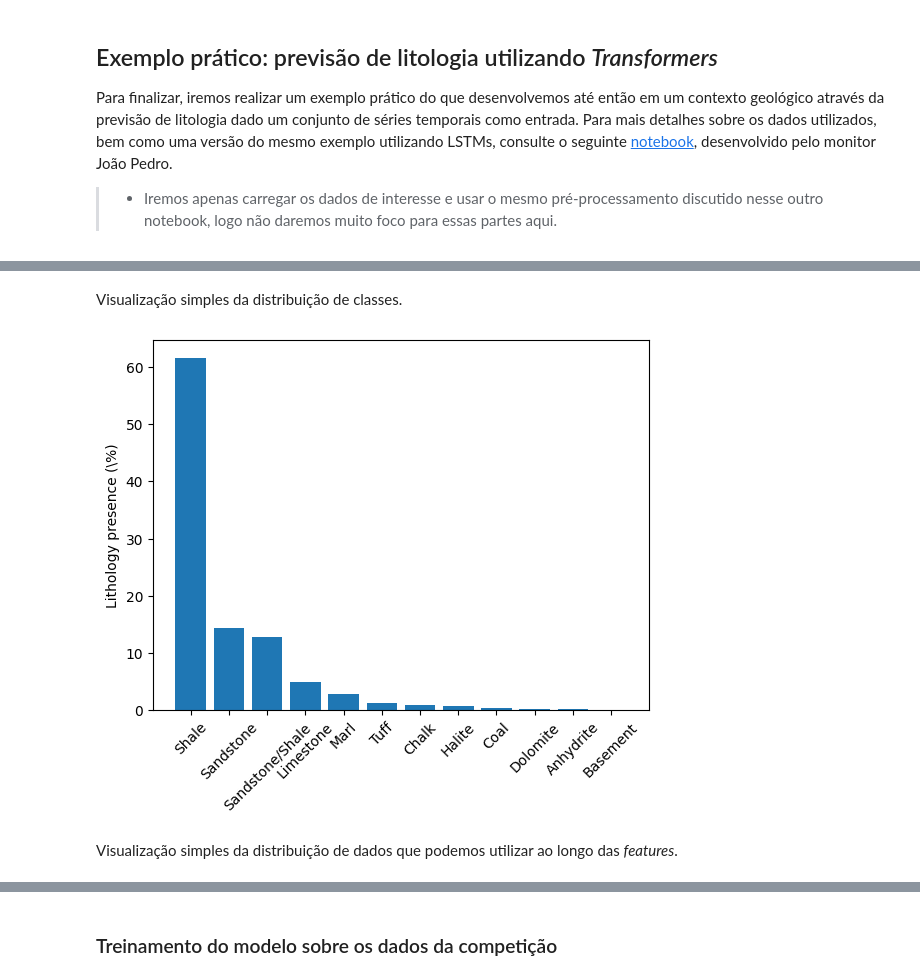
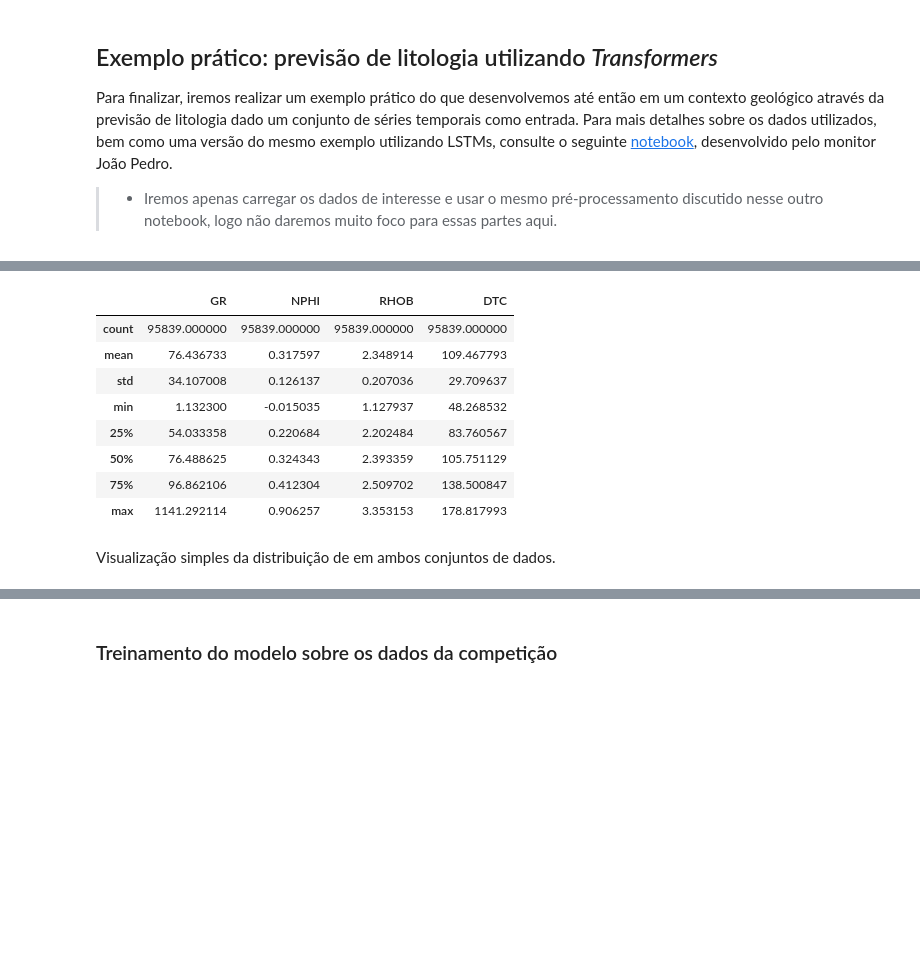
Before and after one commit to ThiagoPoppe/ciag2024, a Jupyter notebook: transformers/building_blocks.ipynb, the cells around one changed output, grey strips where cells are left out. Saved outputs shown, nothing was run; the diff lists cells and outputs as text; code cells hidden in the pictures; blank space fills up the shorter version.

```diff
--- a/transformers/building_blocks.ipynb
+++ b/transformers/building_blocks.ipynb
@@ -399,24 +446,14 @@ Temos 98 poços únicos
+# %%
+test_df[['GR', 'NPHI', 'RHOB', 'DTC']].describe()
+# %% [output]
+|  | GR | NPHI | RHOB | DTC |
+| count | 95839.000000 | 95839.000000 | 95839.000000 | 95839.000000 |
+| mean | 76.436733 | 0.317597 | 2.348914 | 109.467793 |
+| std | 34.107008 | 0.126137 | 0.207036 | 29.709637 |
+| min | 1.132300 | -0.015035 | 1.127937 | 48.268532 |
+| 25% | 54.033358 | 0.220684 | 2.202484 | 83.760567 |
+| 50% | 76.488625 | 0.324343 | 2.393359 | 105.751129 |
+| 75% | 96.862106 | 0.412304 | 2.509702 | 138.500847 |
+| max | 1141.292114 | 0.906257 | 3.353153 | 178.817993 |
 # %% [markdown]
-Visualização simples da distribuição de classes.
+Visualização simples da distribuição de em ambos conjuntos de dados.
-# %%
-import numpy as np
-
-names = []
-percentage = []
-counts = df['FORCE_2020_LITHOFACIES_LITHOLOGY'].value_counts()
-
-for item in counts.items():
-    names.append(lithology_keys[item[0]])
-    percentage.append(100 * float(item[1])/df.shape[0])
-
-fig, ax = plt.subplots()
-ax.bar(x=np.arange(len(names)), height=percentage)
-ax.set_xticklabels(names, rotation=45)
-ax.set_xticks(np.arange(len(names)))
-ax.set_ylabel('Lithology presence (\%)')
-
-plt.show()
-# %% [output]
-[figure, removed]
-# %% [markdown]
-Visualização simples da distribuição de dados que podemos utilizar ao longo das *features*.
```
Also changed, not shown: parts of 31 cells of this notebook, 1 other file.
